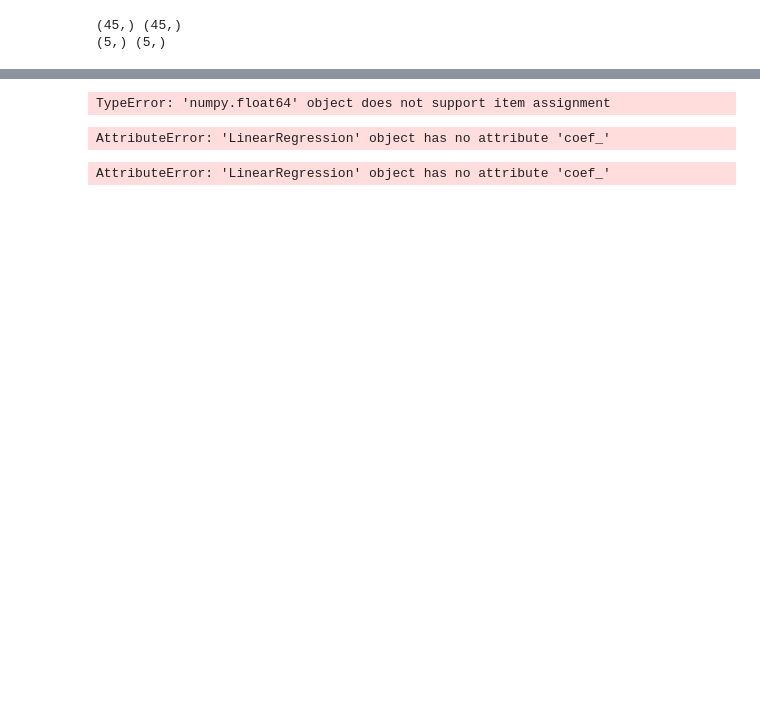
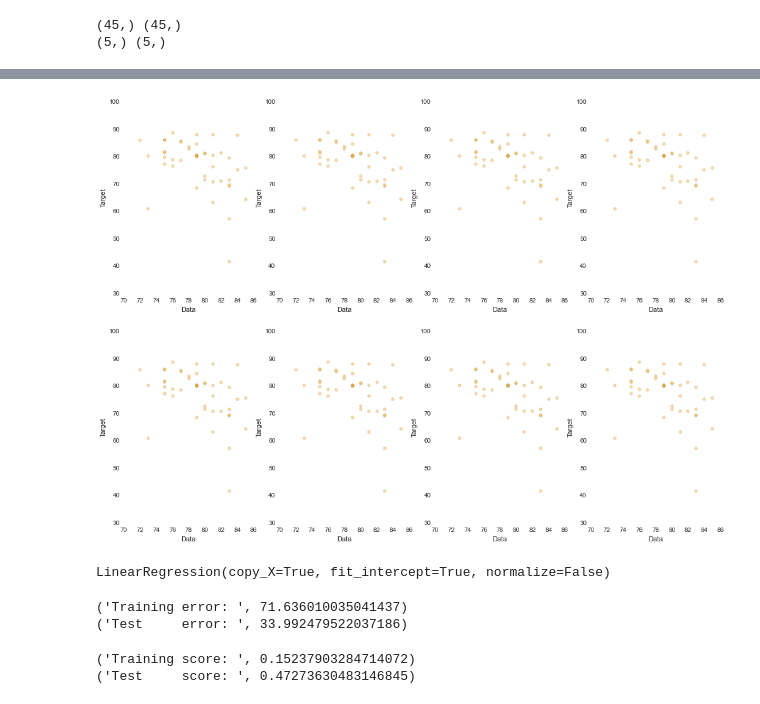
Before and after one commit to xuhang57/spring-2015-homeworks, a Jupyter notebook: submissions/Homework-6/Final Project on NBA Statistics.ipynb, the cells around one changed output, grey strips where cells are left out. Cells and saved outputs as stored; diff of their text form; code cells hidden in the pictures; blank space fills up the shorter version.

```diff
--- a/submissions/Homework-6/Final Project on NBA Statistics.ipynb
+++ b/submissions/Homework-6/Final Project on NBA Statistics.ipynb
@@ -263,19 +240,38 @@ regr = linear_model.LinearRegression(normalize=True)
+# %%
+fig, axes = plt.subplots(2,4,figsize=(17,12))
+
+for i in range(8):
+    plt_i = i // 4
+    plt_j = i % 4
+    subX_train = X_train
+    # plt.subplot(2, 4, 1 + i)
+    axes[plt_i][plt_j].scatter(subX_train, y_train, c="orange", alpha=0.4, linewidths=0.3)
+    #plt.scatter(subX_test, y_test)
+    axes[plt_i][plt_j].set_xlabel('Data')
+    axes[plt_i][plt_j].set_ylabel('Target');
+# %% [output]
+[figure, added]
 # %%
-regr.fit(X_train, y_train);
+regr = linear_model.LinearRegression()
+regr.fit(X_train[:,np.newaxis], y_train);
+
+# X_train[:,np.newaxis]
+# y_train
 # %% [output]
-TypeError: 'numpy.float64' object does not support item assignment
+LinearRegression(copy_X=True, fit_intercept=True, normalize=False)
 # %%
-
 # The mean square error
-print("Training error: ", metrics.mean_squared_error(regr.predict(X_train),y_train))
-print("Test     error: ", metrics.mean_squared_error(regr.predict(X_test),y_test))
+print("Training error: ", metrics.mean_squared_error(regr.predict(X_train[:,np.newaxis]),y_train))
+print("Test     error: ", metrics.mean_squared_error(regr.predict(X_test[:,np.newaxis]),y_test))
 # %% [output]
-AttributeError: 'LinearRegression' object has no attribute 'coef_'
+('Training error: ', 71.636010035041437)
+('Test     error: ', 33.992479522037186)
 # %%
 # Training and Testing Score
-train_score = regr.score(X_train,y_train)
-test_score = regr.score(X_test,y_test)
+train_score = regr.score(X_train[:,np.newaxis][:,np.newaxis],y_train)
+test_score = regr.score(X_test[:,np.newaxis],y_test)
 print("Training score: ", train_score)
 print("Test     score: ", test_score)
 # %% [output]
-AttributeError: 'LinearRegression' object has no attribute 'coef_'
+('Training score: ', 0.15237903284714072)
+('Test     score: ', 0.47273630483146845)
```
Also changed, not shown: parts of 44 cells of this notebook.
